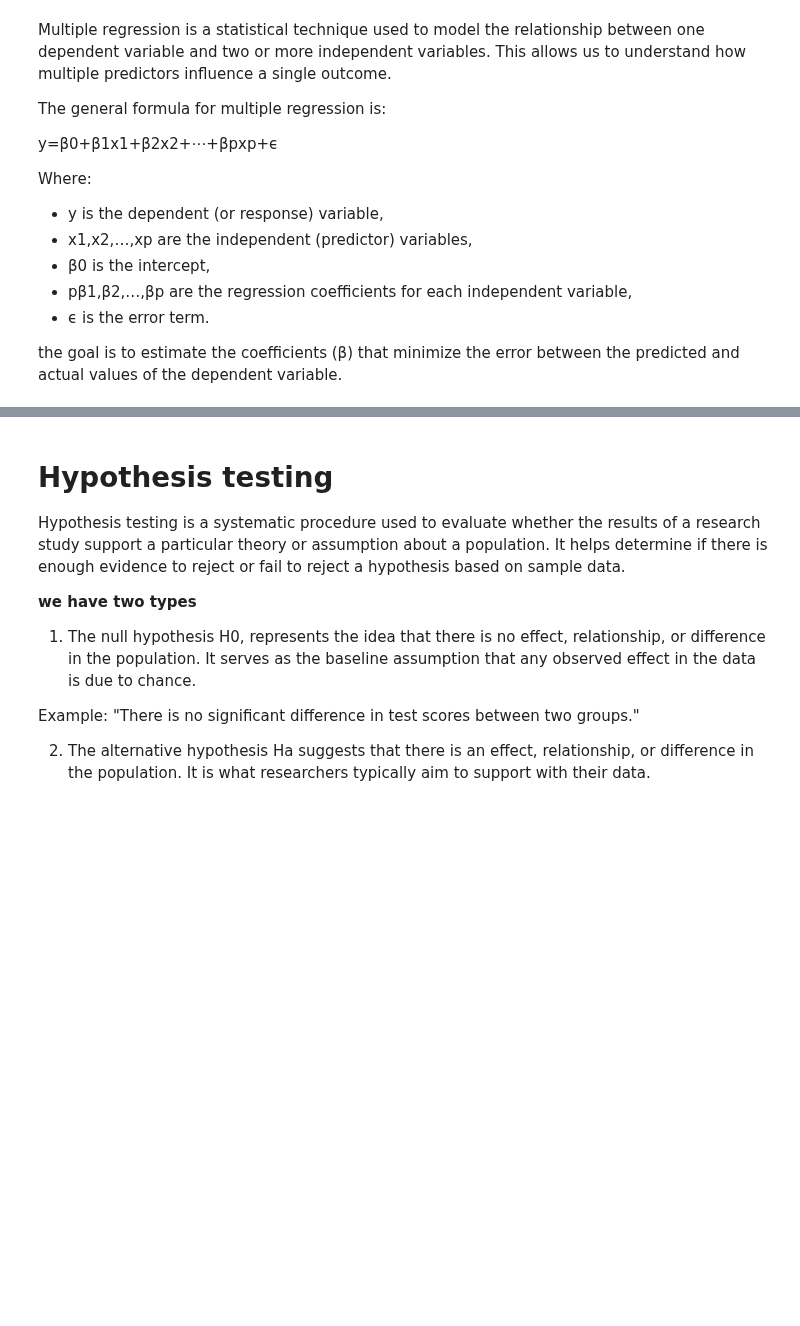
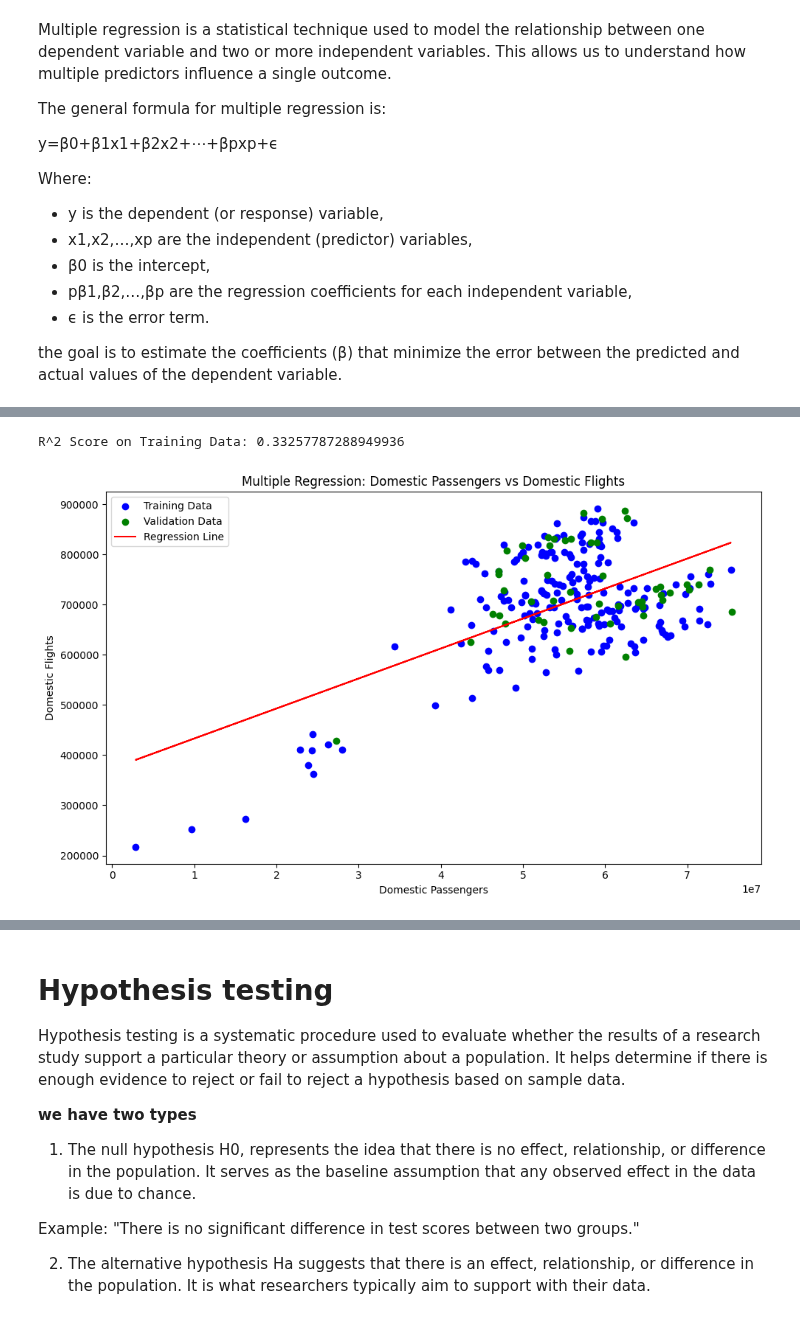
Before and after one commit to Jeynova/GenAI_Bootcamp, a Jupyter notebook: week4/day4/ExerciceXP/XP_exercises_statisticsML.ipynb, the cells around one changed output, grey strips where cells are left out. Cells and saved outputs as stored; diff of their text form; code cells hidden in the pictures; blank space fills up the shorter version.

```diff
--- a/week4/day4/ExerciceXP/XP_exercises_statisticsML.ipynb
+++ b/week4/day4/ExerciceXP/XP_exercises_statisticsML.ipynb
@@ -326,2 +324,3 @@ KeyError: 'article'
 # %%
 ## TODO: Split the features and target variables into training and validation sets.
+X_train, X_val, y_train, y_val = train_test_split(mx, my, test_size=0.2, random_state=42)
@@ -330,2 +327,22 @@ KeyError: 'article'
+# %%
+## TODO: Fit the multiple regression model and calculate the R^2 score on the training data using .score
+model = LinearRegression()
+model.fit(X_train, y_train)
+r2_train = model.score(X_train, y_train)
+print(f'R^2 Score on Training Data: {r2_train}')
+# Plotting the regression line for multiple regression
+plt.figure(figsize=(10, 6))
+plt.scatter(X_train, y_train, color='blue', label='Training Data')
+plt.scatter(X_val, y_val, color='green', label='Validation Data')
+plt.plot(X_train, model.predict(X_train), color='red', label='Regression Line')
+plt.xlabel('Domestic Passengers')
+plt.ylabel('Domestic Flights')
+plt.title('Multiple Regression: Domestic Passengers vs Domestic Flights')
+plt.legend()
+plt.tight_layout()
+plt.show()
+# %% [output]
+R^2 Score on Training Data: 0.33257787288949936
+[figure, added]
 # %%
 ## TODO: Print the target values
```
Also changed, not shown: parts of 18 cells of this notebook, 3 other files.
